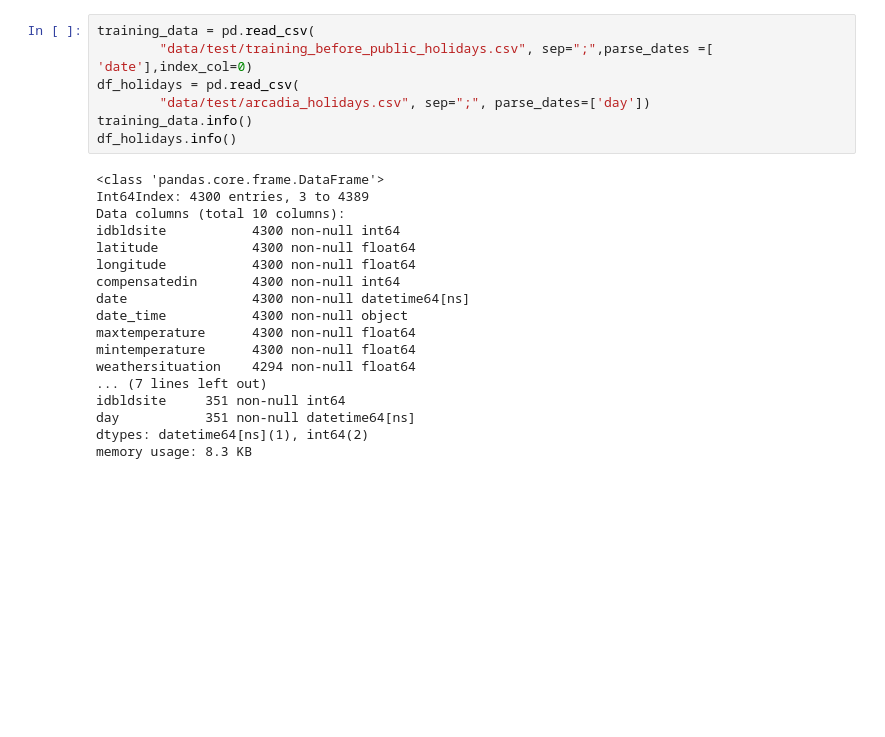
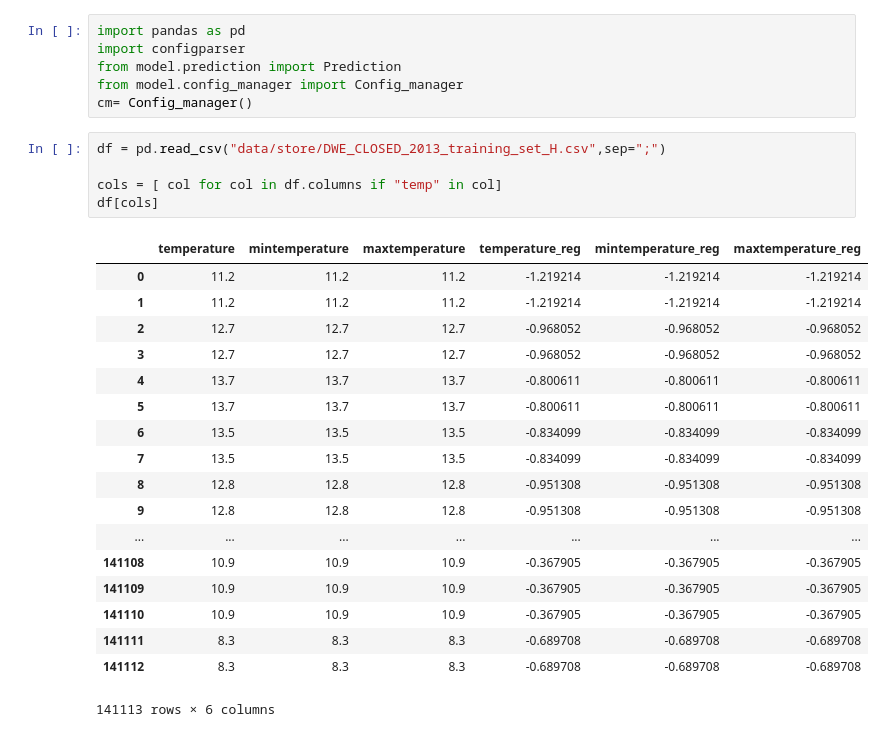
Before and after one commit to clementlefevre/dilax, a Jupyter notebook: prediction/Test.ipynb, the cells around one changed output. Cells and saved outputs as stored; diff of their text form; blank space fills up the shorter version.

Commit message:
Add prediction

```diff
--- a/prediction/Test.ipynb
+++ b/prediction/Test.ipynb
@@ -25,25 +1,30 @@ db =  db_manager.DB_manager(db_params=db_params)
-# %%
-training_data = pd.read_csv(
-        "data/test/training_before_public_holidays.csv", sep=";",parse_dates =[ 'date'],index_col=0)
-df_holidays = pd.read_csv(
-        "data/test/arcadia_holidays.csv", sep=";", parse_dates=['day'])
-training_data.info()
-df_holidays.info()
-# %% [output]
-<class 'pandas.core.frame.DataFrame'>
-Int64Index: 4300 entries, 3 to 4389
-Data columns (total 10 columns):
-idbldsite           4300 non-null int64
-latitude            4300 non-null float64
-longitude           4300 non-null float64
-compensatedin       4300 non-null int64
-date                4300 non-null datetime64[ns]
-date_time           4300 non-null object
-maxtemperature      4300 non-null float64
-mintemperature      4300 non-null float64
-weathersituation    4294 non-null float64
-... (7 lines left out)
-idbldsite     351 non-null int64
-day           351 non-null datetime64[ns]
-dtypes: datetime64[ns](1), int64(2)
-memory usage: 8.3 KB
+# %%
+import pandas as pd
+import configparser
+from model.prediction import Prediction
+from model.config_manager import Config_manager
+cm= Config_manager()
+# %%
+df = pd.read_csv("data/store/DWE_CLOSED_2013_training_set_H.csv",sep=";")
+
+cols = [ col for col in df.columns if "temp" in col]
+df[cols]
+# %% [output]
+|  | temperature | mintemperature | maxtemperature | temperature_reg | mintemperature_reg | maxtemperature_reg |
+| 0 | 11.2 | 11.2 | 11.2 | -1.219214 | -1.219214 | -1.219214 |
+| 1 | 11.2 | 11.2 | 11.2 | -1.219214 | -1.219214 | -1.219214 |
+| 2 | 12.7 | 12.7 | 12.7 | -0.968052 | -0.968052 | -0.968052 |
+| 3 | 12.7 | 12.7 | 12.7 | -0.968052 | -0.968052 | -0.968052 |
+| 4 | 13.7 | 13.7 | 13.7 | -0.800611 | -0.800611 | -0.800611 |
+| 5 | 13.7 | 13.7 | 13.7 | -0.800611 | -0.800611 | -0.800611 |
+| 6 | 13.5 | 13.5 | 13.5 | -0.834099 | -0.834099 | -0.834099 |
+| 7 | 13.5 | 13.5 | 13.5 | -0.834099 | -0.834099 | -0.834099 |
+| 8 | 12.8 | 12.8 | 12.8 | -0.951308 | -0.951308 | -0.951308 |
+| 9 | 12.8 | 12.8 | 12.8 | -0.951308 | -0.951308 | -0.951308 |
+| ... | ... | ... | ... | ... | ... | ... |
+| 141108 | 10.9 | 10.9 | 10.9 | -0.367905 | -0.367905 | -0.367905 |
+| 141109 | 10.9 | 10.9 | 10.9 | -0.367905 | -0.367905 | -0.367905 |
+| 141110 | 10.9 | 10.9 | 10.9 | -0.367905 | -0.367905 | -0.367905 |
+| 141111 | 8.3 | 8.3 | 8.3 | -0.689708 | -0.689708 | -0.689708 |
+| 141112 | 8.3 | 8.3 | 8.3 | -0.689708 | -0.689708 | -0.689708 |
+141113 rows × 6 columns
```
Also changed, not shown: parts of 7 cells of this notebook, 48 other files.
